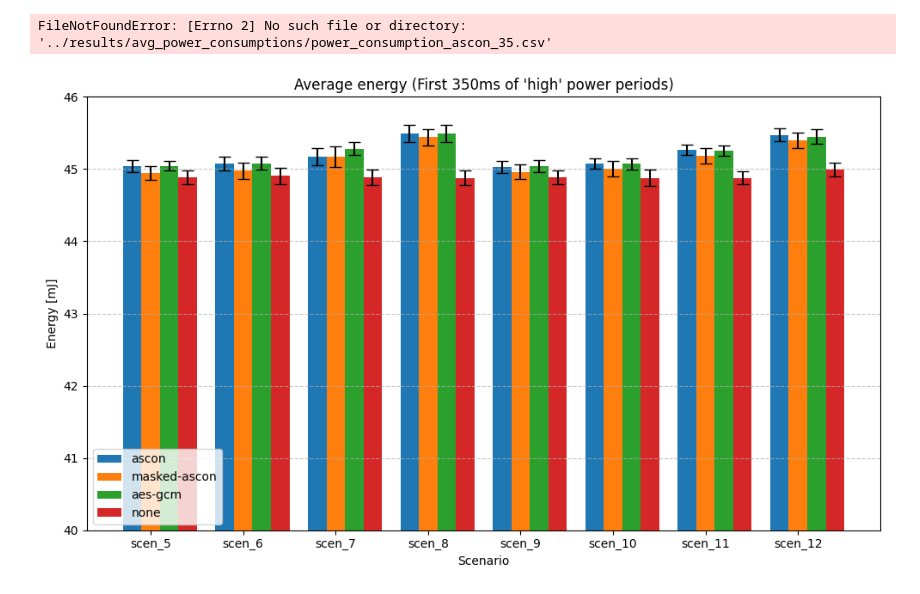
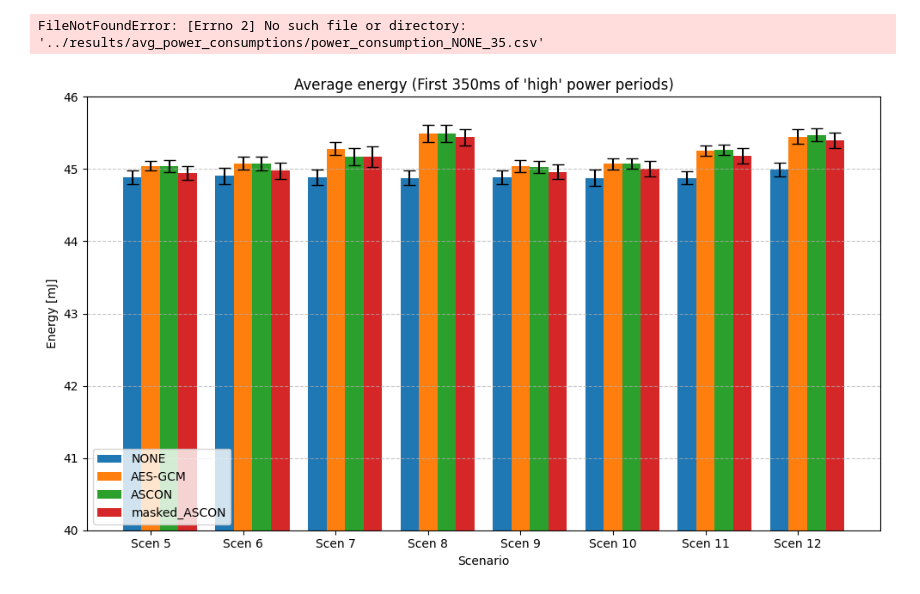
Before and after one commit to nemisis84/ASCON-encryption-for-MCUs-in-an-MQTT-network, a Jupyter notebook: data-storage/analysis/plot_energy.ipynb, the cells around one changed output. Cells and saved outputs as stored; diff of their text form; code cells hidden in the pictures.

```diff
--- a/data-storage/analysis/plot_energy.ipynb
+++ b/data-storage/analysis/plot_energy.ipynb
@@ -5,16 +5,17 @@ import os
 import matplotlib.pyplot as plt
 import helpers as h
 # %%
-encryption_methods = ["ascon", "masked-ascon", "aes-gcm", "none"]
-path = f"../results/avg_power_consumptions/power_consumption_"
+encryption_methods = h.encryption_methods
+early_window_ms = 30
+path = "../results/avg_power_consumptions/power_consumption_"
 fig_path = os.path.join("..", "figures", "power_consumption")
 dfs = {}
 for encryption in encryption_methods:
-    dfs[encryption] = pd.read_csv(path + encryption + ".csv")
+    dfs[encryption] = pd.read_csv(path + encryption + "_" + str(early_window_ms) + ".csv")
 # %%
 def plot_bar_results(means, stds, x_label, y_label, title, scenarios=(1,12)):
 
-    scens = [f"scen_{i}" for i in range(scenarios[0], scenarios[1] + 1)]
+    scens = [f"Scen {i}" for i in range(scenarios[0], scenarios[1] + 1)]
 
     x = np.arange(scenarios[1]-scenarios[0]+1)  # positions for groups
     width = 1 / (len(encryption_methods) + 1)  # width of each bar
@@ -71,8 +72,6 @@ plt.savefig(
 # %%
 early_window_ms = 30
-encryption_methods = ["ascon", "masked-ascon", "aes-gcm", "none"]
-path = "../results/avg_power_consumptions/power_consumption_"
-fig_path = os.path.join("..", "figures", "power_consumption")
+
 dfs = {}
 for encryption in encryption_methods:
     dfs[encryption] = pd.read_csv(path + encryption + "_" + str(early_window_ms) + ".csv")
@@ -96,11 +95,13 @@ fig, ax = plot_bar_results(
     f"Average energy (First {early_window_ms}ms of 'high' power periods)",
     scenarios=(5, 12))
 
-ax.set_ylim(0,4.4)
+ax.set_ylim(3,4.4)
 
 plt.savefig(
     fig_path+ f"/avg_energy_{early_window_ms}ms.png",
     dpi=300,
     bbox_inches="tight",
 )
+
+# None --> AES-GCM -->ASCON --> Masked ASCON
 # %% [output]
@@ -108,8 +109,6 @@ plt.savefig(
 # %%
 early_window_ms = 35
-encryption_methods = ["ascon", "masked-ascon", "aes-gcm", "none"]
-path = "../results/avg_power_consumptions/power_consumption_"
-fig_path = os.path.join("..", "figures", "power_consumption")
+
 dfs = {}
 for encryption in encryption_methods:
     dfs[encryption] = pd.read_csv(path + encryption + "_" + str(early_window_ms) + ".csv")
@@ -141,41 +140,39 @@ plt.savefig(
     bbox_inches="tight",
 )
 # %% [output]
-FileNotFoundError: [Errno 2] No such file or directory: '../results/avg_power_consumptions/power_consumption_ascon_35.csv'
+FileNotFoundError: [Errno 2] No such file or directory: '../results/avg_power_consumptions/power_consumption_NONE_35.csv'
 # %%
 early_window_ms = 350
-encryption_methods = ["ascon", "masked-ascon", "aes-gcm", "none"]
-path = "../results/avg_power_consumptions/power_consumption_"
-fig_path = os.path.join("..", "figures", "power_consumption")
+
 dfs = {}
 for encryption in encryption_methods:
     dfs[encryption] = pd.read_csv(path + encryption + "_" + str(early_window_ms) + ".csv")
 
 
 means = []
 stds = []
 
 for encryption in encryption_methods:
     # Get the means and stds
     means.append(dfs[encryption].iloc[4::][f"First {early_window_ms}ms [mJ]"].apply(
         lambda x: float(x.split("±")[0])).to_numpy())
     stds.append(dfs[encryption].iloc[4::][f"First {early_window_ms}ms [mJ]"].apply(
         lambda x: float(x.split("±")[1])).to_numpy())
 
 fig, ax = plot_bar_results(
     means,
     stds,
     "Scenario",
     "Energy [mJ]",
     f"Average energy (First {early_window_ms}ms of 'high' power periods)",
     scenarios=(5, 12))
 
 ax.set_ylim(40,46)
 
 plt.savefig(
     fig_path+ f"/avg_energy_{early_window_ms}ms.png",
     dpi=300,
     bbox_inches="tight",
 )
 # %% [output]
-[figure, old version]
+[figure, new version]
```
Also changed, not shown: parts of 2 cells of this notebook, 7 other files.
